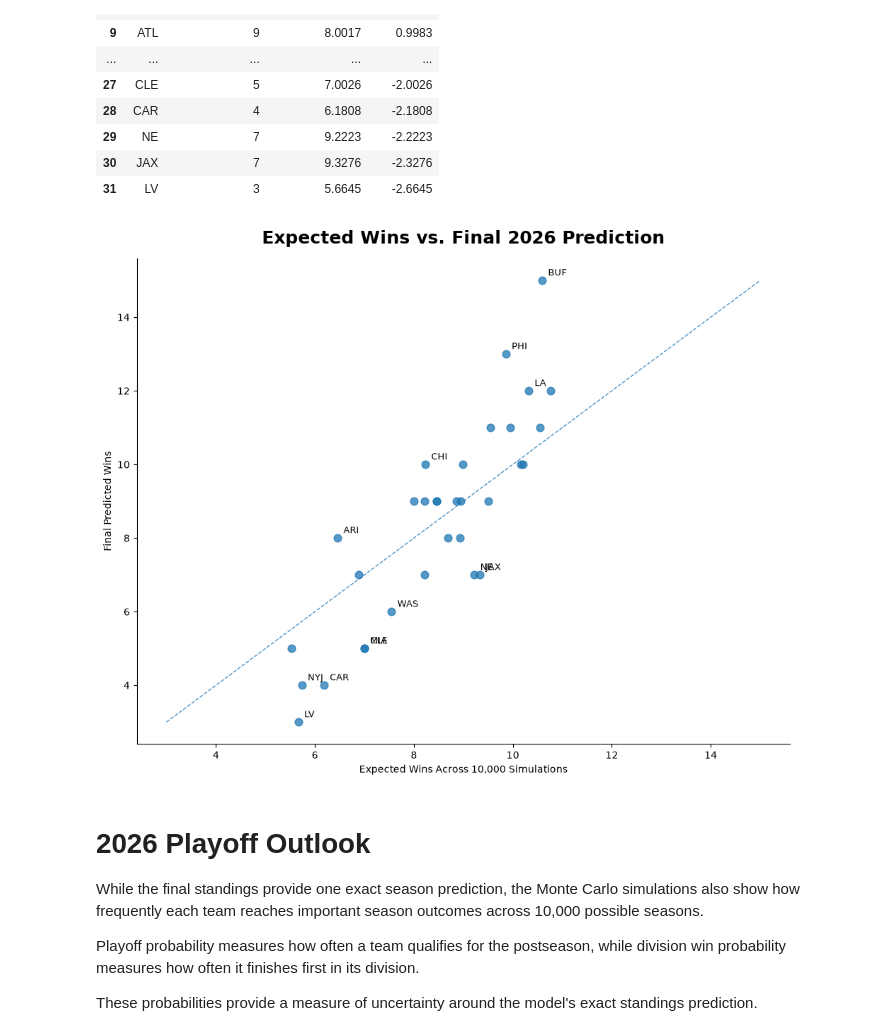
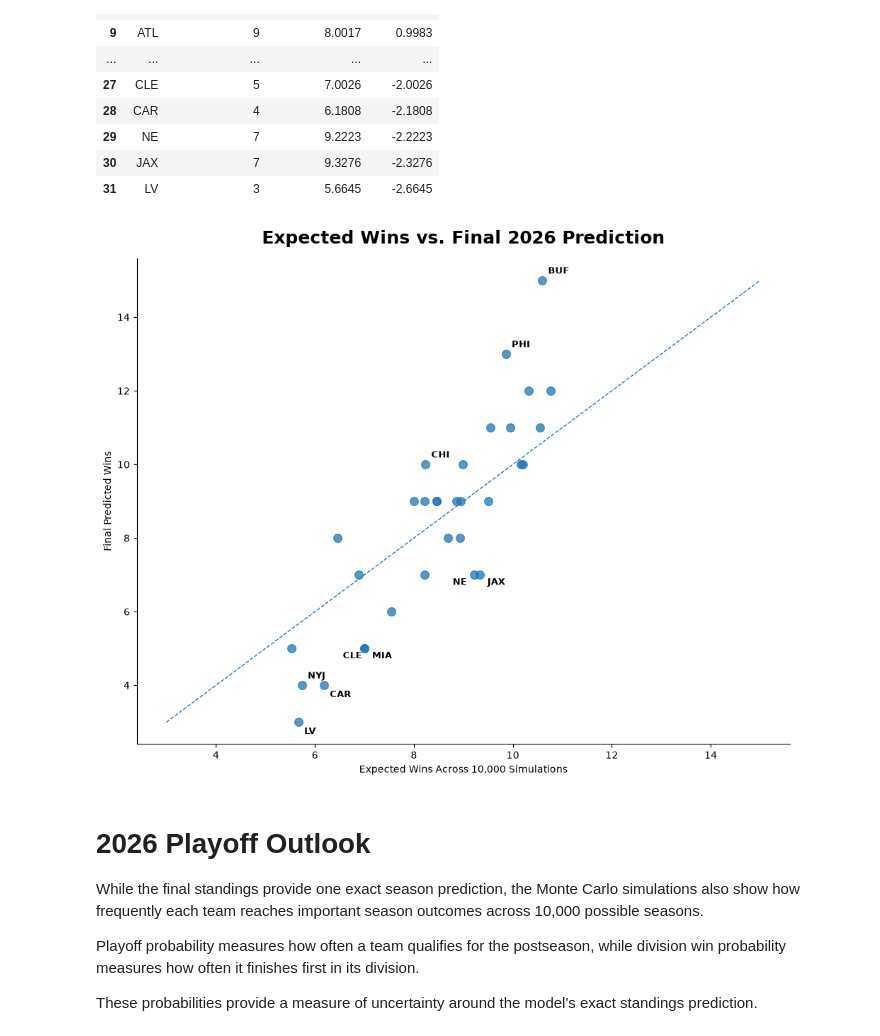
Before and after one commit to ethanfr10/NFL-Season-Projections, a Jupyter notebook: notebooks/09_Dashboard.ipynb, the cells around one changed output. Drawn from its saved outputs; the diff is of its cells as text; code cells hidden in the pictures.

```diff
--- a/notebooks/09_Dashboard.ipynb
+++ b/notebooks/09_Dashboard.ipynb
@@ -587,83 +587,107 @@ wins_comparison
 | 30 | JAX | 7 | 9.3276 | -2.3276 |
 | 31 | LV | 3 | 5.6645 | -2.6645 |
 # %%
-fig, ax = plt.subplots(
-    figsize=(10, 8)
-)
+fig, ax = plt.subplots(figsize=(10, 8))
 
 ax.scatter(
     wins_comparison["projected_wins"],
     wins_comparison["predicted_wins"],
-    s=60,
+    s=70,
     alpha=0.75
 )
 
-comparison_min = min(
+# Reference line: expected wins = predicted wins
+line_min = min(
     wins_comparison["projected_wins"].min(),
     wins_comparison["predicted_wins"].min()
 )
 
-comparison_max = max(
+line_max = max(
     wins_comparison["projected_wins"].max(),
     wins_comparison["predicted_wins"].max()
 )
 
 ax.plot(
-    [comparison_min, comparison_max],
-    [comparison_min, comparison_max],
+    [line_min, line_max],
+    [line_min, line_max],
     linestyle="--",
-    linewidth=1,
-    alpha=0.8
+    linewidth=1
 )
 
-# Label teams whose final prediction differs
-# substantially from their expected wins.
-label_threshold = 1.5
+# Label only the 10 teams with the largest differences
+label_teams = (
+    wins_comparison
+    .assign(
+        absolute_difference=lambda df: df["difference"].abs()
+    )
+    .nlargest(
+        10,
+        "absolute_difference"
+    )
+)
 
-for _, row in wins_comparison.iterrows():
+# Custom label positions to prevent overlap
+label_offsets = {
+    "BUF": (6, 7),
+    "PHI": (6, 7),
+    "LA": (6, 8),
+    "CHI": (6, 7),
+    "LV": (6, -12),
+    "CAR": (6, -12),
+    "JAX": (8, -10),
+    "NE": (-22, -10),
+    "MIA": (8, -10),
+    "CLE": (-22, -10)
+}
 
-    if abs(row["difference"]) >= label_threshold:
+for _, row in label_teams.iterrows():
 
-        ax.annotate(
-            row["team"],
-            (
-                row["projected_wins"],
-                row["predicted_wins"]
-            ),
-            xytext=(6, 5),
-            textcoords="offset points",
-            fontsize=9
-        )
+    offset = label_offsets.get(
+        row["team"],
+        (6, 7)
+    )
+
+    ax.annotate(
+        row["team"],
+        (
+            row["projected_wins"],
+            row["predicted_wins"]
+        ),
+        xytext=offset,
+        textcoords="offset points",
+        fontsize=9,
+        fontweight="bold"
+    )
 
 ax.set_title(
     "Expected Wins vs. Final 2026 Prediction",
     fontsize=18,
     fontweight="bold",
     pad=15
 )
 
 ax.set_xlabel(
     "Expected Wins Across 10,000 Simulations"
 )
 
 ax.set_ylabel(
     "Final Predicted Wins"
 )
 
 ax.spines["top"].set_visible(False)
 ax.spines["right"].set_visible(False)
 
 plt.tight_layout()
 
 plt.savefig(
     OUTPUT_DIR / "expected_vs_predicted_wins.png",
     dpi=300,
     bbox_inches="tight"
 )
 
 plt.show()
 # %% [output]
-[figure, old version]
+[figure, new version]
 # %% [markdown]
 # 2026 Playoff Outlook
 
```
Also changed, not shown: 1 other file.
